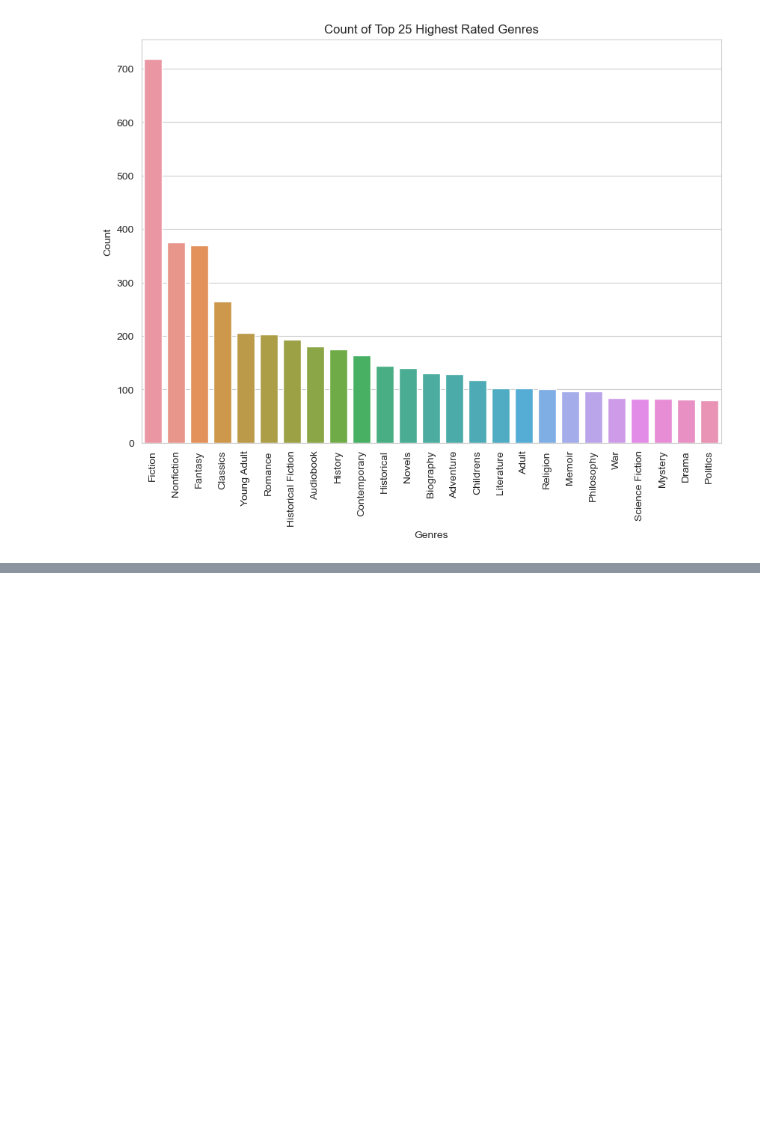
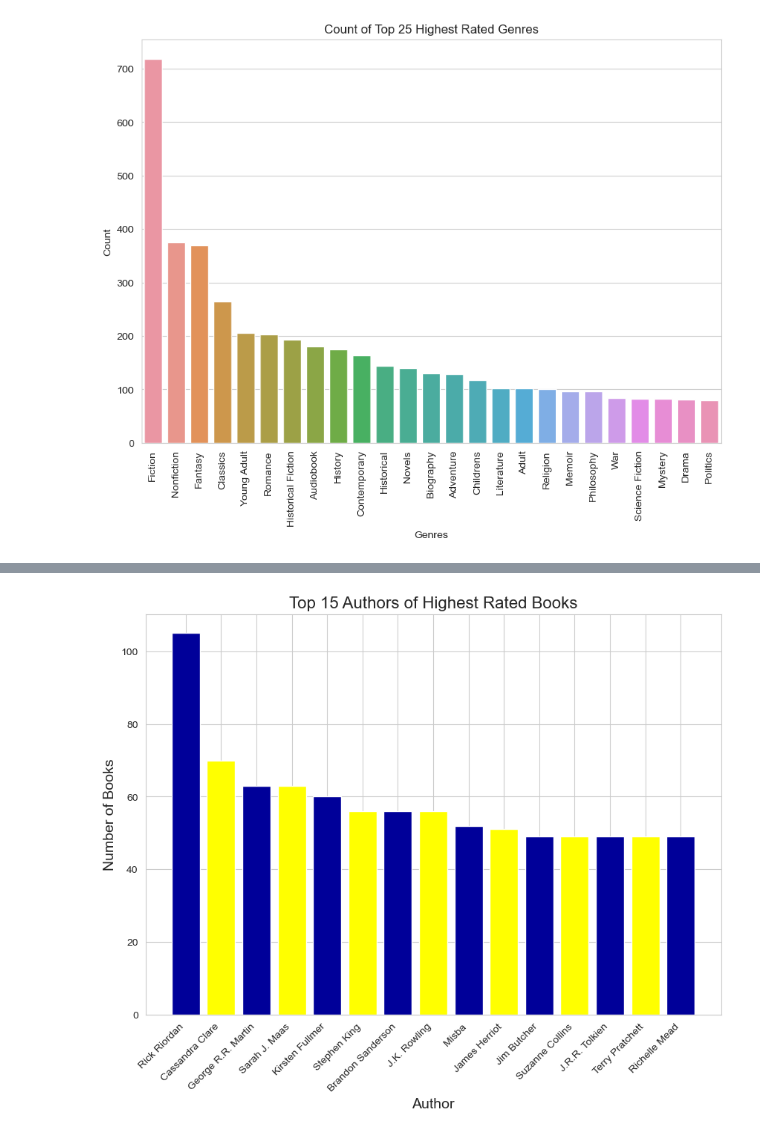
Before and after one commit to johannacf/launchcode-capstone-goodreads-eda, a Jupyter notebook: Final project - Goodreads analysis.ipynb, the cells around one changed output, grey strips where cells are left out. Saved outputs shown, nothing was run; the diff lists cells and outputs as text; code cells hidden in the pictures; blank space fills up the shorter version.

```diff
--- a/Final project - Goodreads analysis.ipynb
+++ b/Final project - Goodreads analysis.ipynb
@@ -422,3 +425,7 @@ plt.xticks(rotation=90)
 plt.show()
 # %% [output]
 [figure]
+# %%
+# make group of top authors in this dataset
+top_authors = df3.groupby('Author').size().sort_values(ascending=False).head(16)
+top_authors
@@ -424,0 +451,4 @@ plt.show()
+# %%
+# anonymous doesn't do anything for us, so let's drop
+top_authors = top_authors.iloc[1:16]
+top_authors
@@ -424,0 +473,15 @@ plt.show()
+# %%
+# create a bar chart of the most frequent 15 authors from the cleaned dataframe
+fig, ax = plt.subplots(figsize=(10,7))
+
+ax.bar(top_authors.index, top_authors.values, color=colors)
+
+ax.set_title('Top 15 Authors of Highest Rated Books', fontsize=16)
+ax.set_xlabel('Author', fontsize=14)
+ax.set_ylabel('Number of Books', fontsize=14)
+
+plt.xticks(rotation=45, ha='right')
+
+plt.show()
+# %% [output]
+[figure, added]
```
Also changed, not shown: parts of 11 cells of this notebook.
